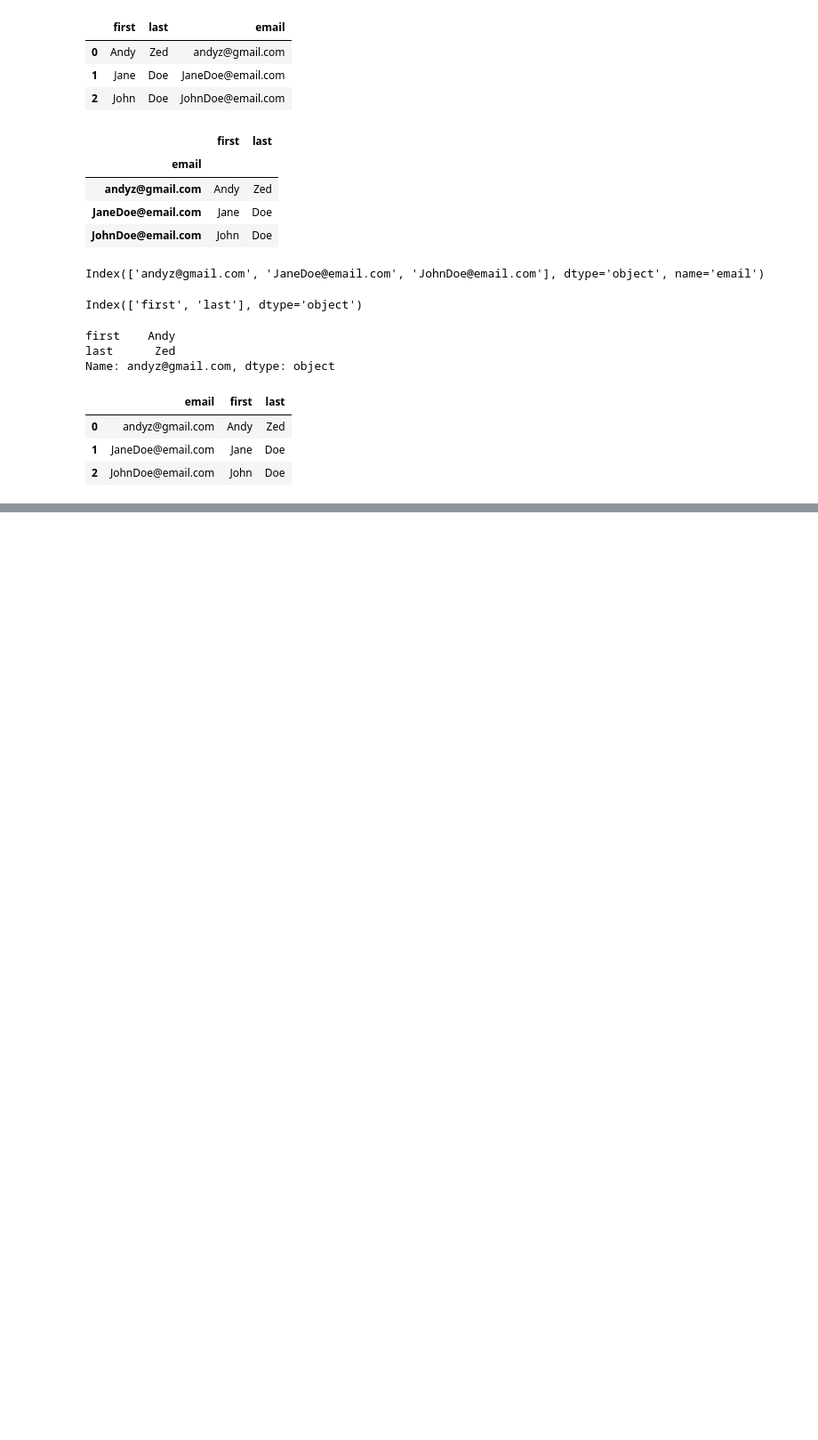
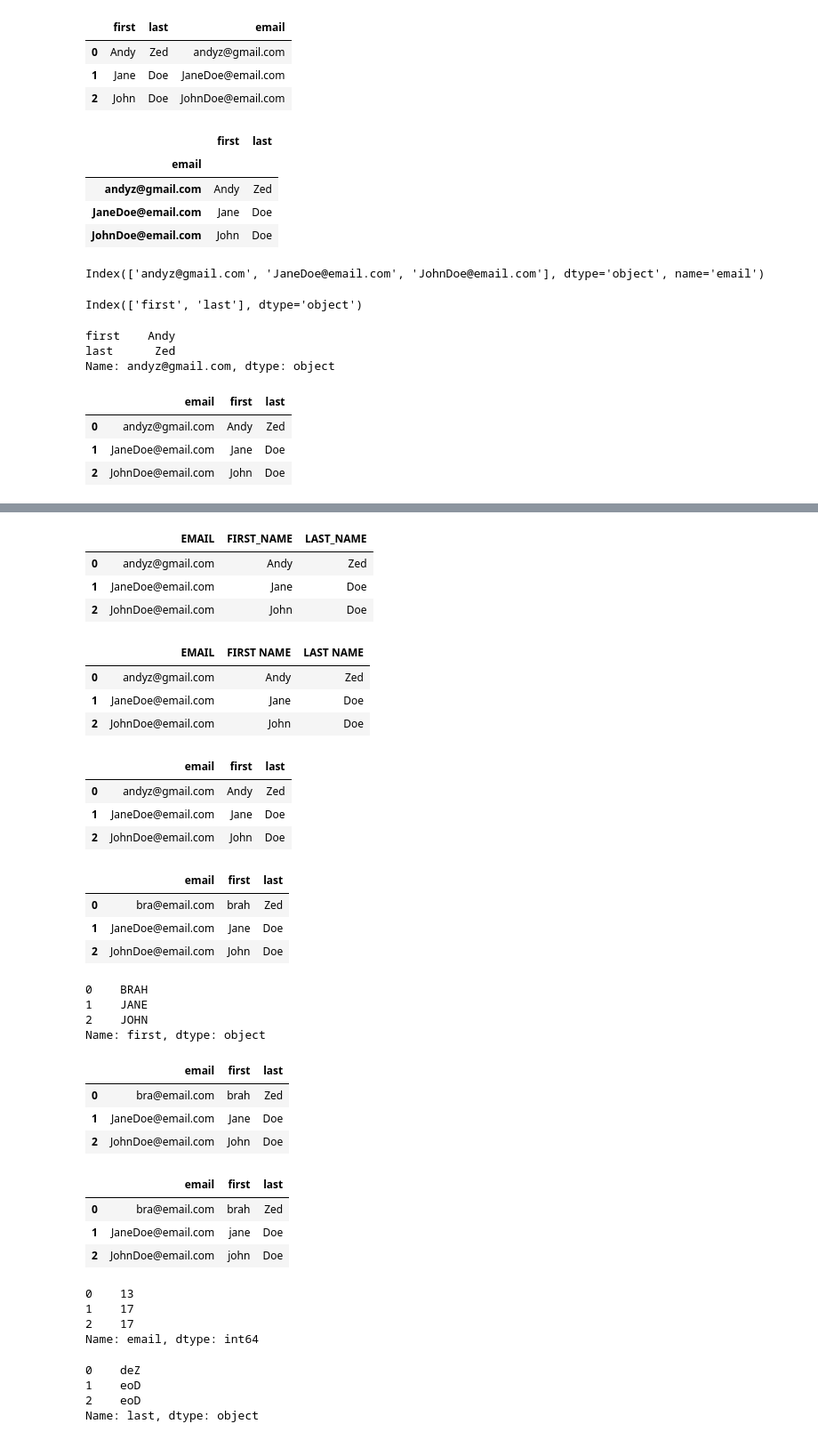
Before and after one commit to Andida7/Data-manipulaton-with-Pandas, a Jupyter notebook: pandas test 1.ipynb, the cells around one changed output, grey strips where cells are left out. Shown: that part at 89% size. Saved outputs shown, nothing was run; the diff lists cells and outputs as text; code cells hidden in the pictures; blank space fills up the shorter version.

```diff
--- a/pandas test 1.ipynb
+++ b/pandas test 1.ipynb
@@ -189,0 +266,7 @@ df   # back to original
+# %%
+df
+# %% [output]
+|  | EMAIL | FIRST_NAME | LAST_NAME |
+| 0 | andyz@gmail.com | Andy | Zed |
+| 1 | JaneDoe@email.com | Jane | Doe |
+| 2 | JohnDoe@email.com | John | Doe |
@@ -189,0 +278,7 @@ df   # back to original
+# %%
+df
+# %% [output]
+|  | EMAIL | FIRST NAME | LAST NAME |
+| 0 | andyz@gmail.com | Andy | Zed |
+| 1 | JaneDoe@email.com | Jane | Doe |
+| 2 | JohnDoe@email.com | John | Doe |
@@ -189,0 +290,7 @@ df   # back to original
+# %%
+df
+# %% [output]
+|  | email | first | last |
+| 0 | andyz@gmail.com | Andy | Zed |
+| 1 | JaneDoe@email.com | Jane | Doe |
+| 2 | JohnDoe@email.com | John | Doe |
@@ -189,0 +301,24 @@ df   # back to original
+# %%
+df
+# %% [output]
+|  | email | first | last |
+| 0 | bra@email.com | brah | Zed |
+| 1 | JaneDoe@email.com | Jane | Doe |
+| 2 | JohnDoe@email.com | John | Doe |
+# %%
+# to change the the case of the values
+
+
+df['first'].str.upper()
+# %% [output]
+0    BRAH
+1    JANE
+2    JOHN
+Name: first, dtype: object
+# %%
+df  # but the data is not changed
+# %% [output]
+|  | email | first | last |
+| 0 | bra@email.com | brah | Zed |
+| 1 | JaneDoe@email.com | Jane | Doe |
+| 2 | JohnDoe@email.com | John | Doe |
@@ -189,0 +329,18 @@ df   # back to original
+# %%
+df
+# %% [output]
+|  | email | first | last |
+| 0 | bra@email.com | brah | Zed |
+| 1 | JaneDoe@email.com | jane | Doe |
+| 2 | JohnDoe@email.com | john | Doe |
+# %%
+# how apply() works in series
+# will take a function for single column
+
+
+df['email'].apply(len)
+# %% [output]
+0    13
+1    17
+2    17
+Name: email, dtype: int64
@@ -189,0 +355,12 @@ df   # back to original
+# %%
+# no calling the function just pass it
+
+df['last'].apply(revr)
+
+# to make changes to the dataframe
+# df['last'] = df['last'].apply(revr)
+# %% [output]
+0    deZ
+1    eoD
+2    eoD
+Name: last, dtype: object
```
Also changed, not shown: parts of 30 cells of this notebook, 1 other file.
